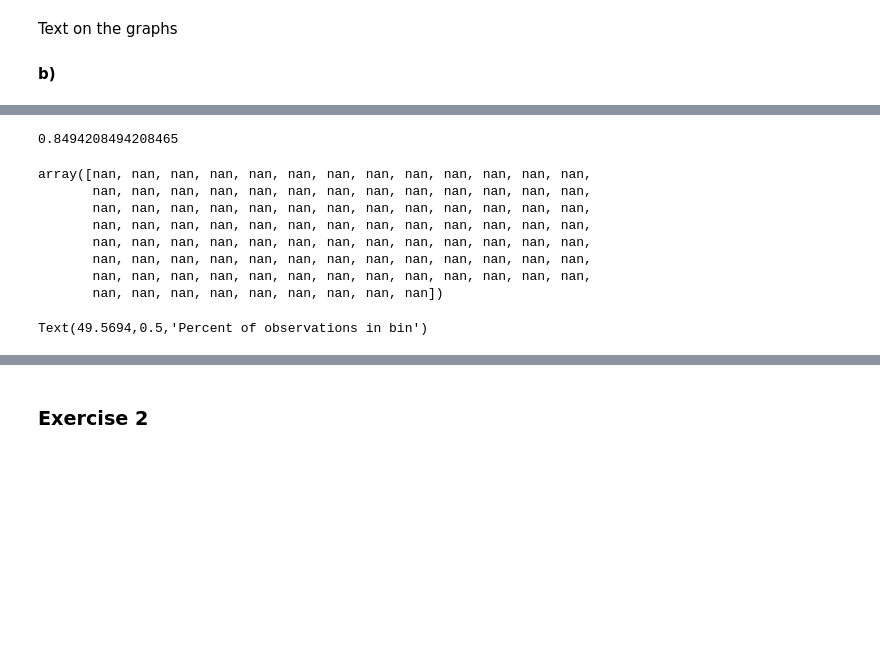
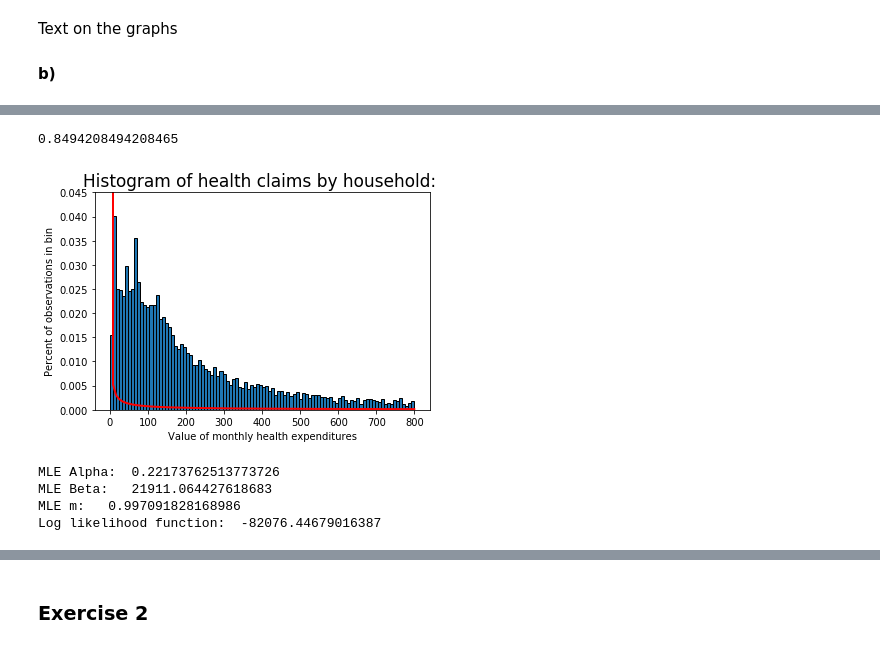
Before and after one commit to Cacheell/BootCamp2018, a Jupyter notebook: ProbSets/Econ/Week 5/Week5.ipynb, the cells around one changed output, grey strips where cells are left out. Cells and saved outputs as stored; diff of their text form; code cells hidden in the pictures; blank space fills up the shorter version.

```diff
--- a/ProbSets/Econ/Week 5/Week5.ipynb
+++ b/ProbSets/Econ/Week 5/Week5.ipynb
@@ -65,6 +65,15 @@ Text on the graphs
 #### b)
 # %%
 # Define log likelihood function for the normal distribution
+def gamma_pdf(x, alpha, beta):
+    #try:
+    G = math.gamma(alpha)
+    #except OverflowError:
+        #G = float('inf')
+    pdf = (1/((beta**alpha)*G))*(x**(alpha-1))*(np.exp(-(x/beta)))
+    return pdf
+
+
 def log_lik_gamma(xvals, alpha, beta):
     '''
     --------------------------------------------------------------------
@@ -92,18 +101,11 @@ def log_lik_gamma(xvals, alpha, beta):
     RETURNS: log_lik_val
     --------------------------------------------------------------------
     '''
-    #newxvals = (xvals )/ (1 / beta)
-    #pdf_vals = stats.gamma.pdf(newxvals, a=alpha) / (1 / beta)
-    #pdf_vals = np.empty(len(xvals))
-    #for i in xvals:
-    #    pdf_vals[i] = ((beta**alpha)/math.gamma(alpha))*(xvals[i]**(alpha-1))*(np.exp(-(xvals[i] * beta)))
-    pdf_vals = stats.gamma.pdf(xvals, a=alpha, scale=(1 / beta))
+    #pdf_vals = stats.gamma.pdf(xvals, a=alpha, scale=(1 / beta))  #I'm not sure why this isn't working.
+    pdf_vals = gamma_pdf(xvals, alpha, beta)
     ln_pdf_vals = np.log(pdf_vals)
     log_lik_val = ln_pdf_vals.sum()
     return log_lik_val
-
-#print('Log-likelihood 1: ', log_lik_norm(pts, mu_1, sig_1))
-#print('Log-likelihood 2: ', log_lik_norm(pts, mu_2, sig_2))
 # %%
 def crit(params, *args):
     '''
@@ -167,7 +167,8 @@ output
 # %%
-xvals = np.linspace(0, 800, 100)
+xvals = np.linspace(1e-5, 800, 100)
 plotfun()
-plt.plot(xvals, stats.gamma.pdf(xvals, a=alpha_MLE, scale=(1 / beta_MLE)),
-         linewidth=2, color='k', label='3: $\alpha$=5,$\beta$=5')
+plt.plot(xvals, stats.gamma.pdf(xvals, a=alpha_MLE, scale=(beta_MLE)),
+         linewidth=2, color='r')
+plt.ylim(0, 0.045)
 plt.show()
 # %% [output]
@@ -176,19 +175,2 @@ plt.show()
 0.8494208494208465
+[figure, added]
-# %%
-stats.gamma.pdf(xvals, a=alpha_MLE, scale=(beta_MLE))
-# %% [output]
-array([nan, nan, nan, nan, nan, nan, nan, nan, nan, nan, nan, nan, nan,
-       nan, nan, nan, nan, nan, nan, nan, nan, nan, nan, nan, nan, nan,
-       nan, nan, nan, nan, nan, nan, nan, nan, nan, nan, nan, nan, nan,
-       nan, nan, nan, nan, nan, nan, nan, nan, nan, nan, nan, nan, nan,
-       nan, nan, nan, nan, nan, nan, nan, nan, nan, nan, nan, nan, nan,
-       nan, nan, nan, nan, nan, nan, nan, nan, nan, nan, nan, nan, nan,
-       nan, nan, nan, nan, nan, nan, nan, nan, nan, nan, nan, nan, nan,
-       nan, nan, nan, nan, nan, nan, nan, nan, nan])
-# %%
-plt.plot(xvals, stats.gamma.pdf(xvals, a=alpha_MLE, scale=(1 / beta_MLE)))
-plt.title('Histogram of health claims by household: ', fontsize=17)
-plt.xlabel(r'Value of monthly health expenditures')
-plt.ylabel(r'Percent of observations in bin')
-# %% [output]
-Text(49.5694,0.5,'Percent of observations in bin')
@@ -194,0 +197,14 @@ Text(49.5694,0.5,'Percent of observations in bin')
+# %%
+params_MLE = np.array([alpha_MLE, beta_MLE, 1])
+output = opt.minimize(crit_gengamma, params_MLE, args=healthclaims, method ="L-BFGS-B", bounds=((1e-5, None), (1e-5, None), (1e-5, None)))
+alpha_MLE2, beta_MLE2, m_MLE2  = output.x
+loglikeval2 = -output.fun
+print("MLE Alpha: ", alpha_MLE2)
+print("MLE Beta:  ", beta_MLE2)
+print("MLE m:  ", m_MLE2)
+print("Log likelihood function: ", loglikeval2)
+# %% [output]
+MLE Alpha:  0.22173762513773726
+MLE Beta:   21911.064427618683
+MLE m:   0.997091828168986
+Log likelihood function:  -82076.44679016387
```
Also changed, not shown: parts of 48 cells of this notebook, 4 other files.
